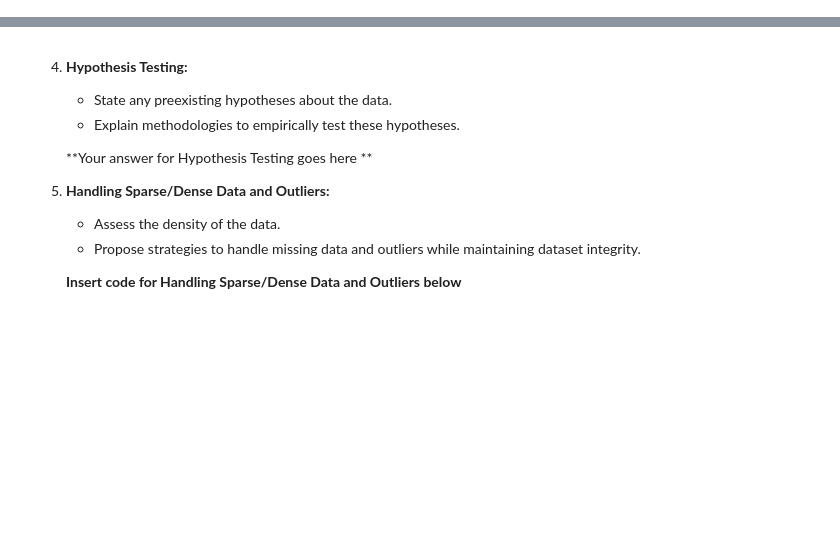
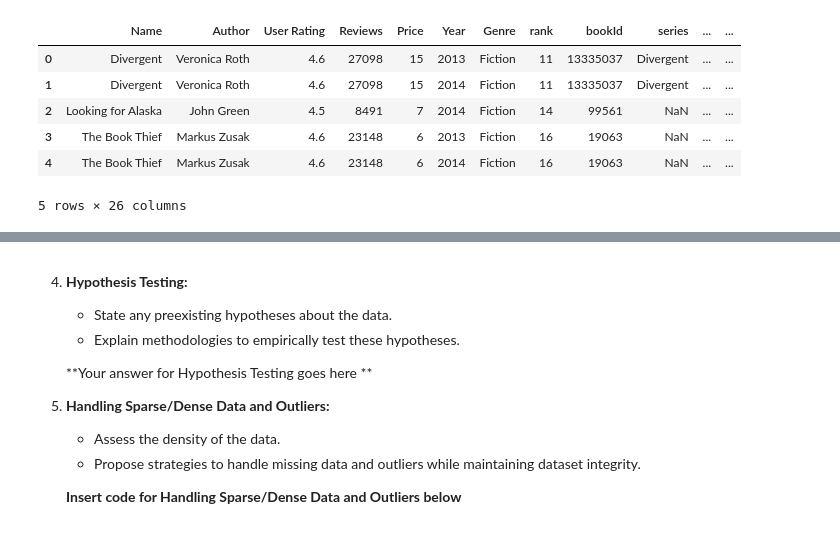
Before and after one commit to ZigaLarissa/data_preprocessing, a Jupyter notebook: ml_pipeline_Larissa_Bizimungu_data_preprocessing.ipynb, the cells around one changed output, grey strips where cells are left out. Cells and saved outputs as stored; diff of their text form; code cells hidden in the pictures; blank space fills up the shorter version.

```diff
--- a/ml_pipeline_Larissa_Bizimungu_data_preprocessing.ipynb
+++ b/ml_pipeline_Larissa_Bizimungu_data_preprocessing.ipynb
@@ -71,3 +103,19 @@ With a broader dataset, you can create more refined user profiles and offer more
+# %%
+# Merge the datasets on common columns (assuming 'Name' in df1 is the same as 'title' in df2, and 'Author' in df1 is the same as 'author' in df2)
+df_merged = pd.merge(df1, df2, left_on=['Name', 'Author'], right_on=['title', 'author'], how='inner')
+
+# Drop unnecessary columns to avoid repitition
+df_merged = df_merged.drop(columns=['title', 'author', 'authorLastFirst', 'ISBN', 'ISBN13'])
+
+df_merged.head()
+# %% [output]
+|  | Name | Author | User Rating | Reviews | Price | Year | Genre | rank | bookId | series | ... | ... |
+| 0 | Divergent | Veronica Roth | 4.6 | 27098 | 15 | 2013 | Fiction | 11 | 13335037 | Divergent | ... | ... |
+| 1 | Divergent | Veronica Roth | 4.6 | 27098 | 15 | 2014 | Fiction | 11 | 13335037 | Divergent | ... | ... |
+| 2 | Looking for Alaska | John Green | 4.5 | 8491 | 7 | 2014 | Fiction | 14 | 99561 | NaN | ... | ... |
+| 3 | The Book Thief | Markus Zusak | 4.6 | 23148 | 6 | 2013 | Fiction | 16 | 19063 | NaN | ... | ... |
+| 4 | The Book Thief | Markus Zusak | 4.6 | 23148 | 6 | 2014 | Fiction | 16 | 19063 | NaN | ... | ... |
+5 rows × 26 columns
 # %% [markdown]
 
 
```
Also changed, not shown: parts of 6 cells of this notebook, 3 other files.
